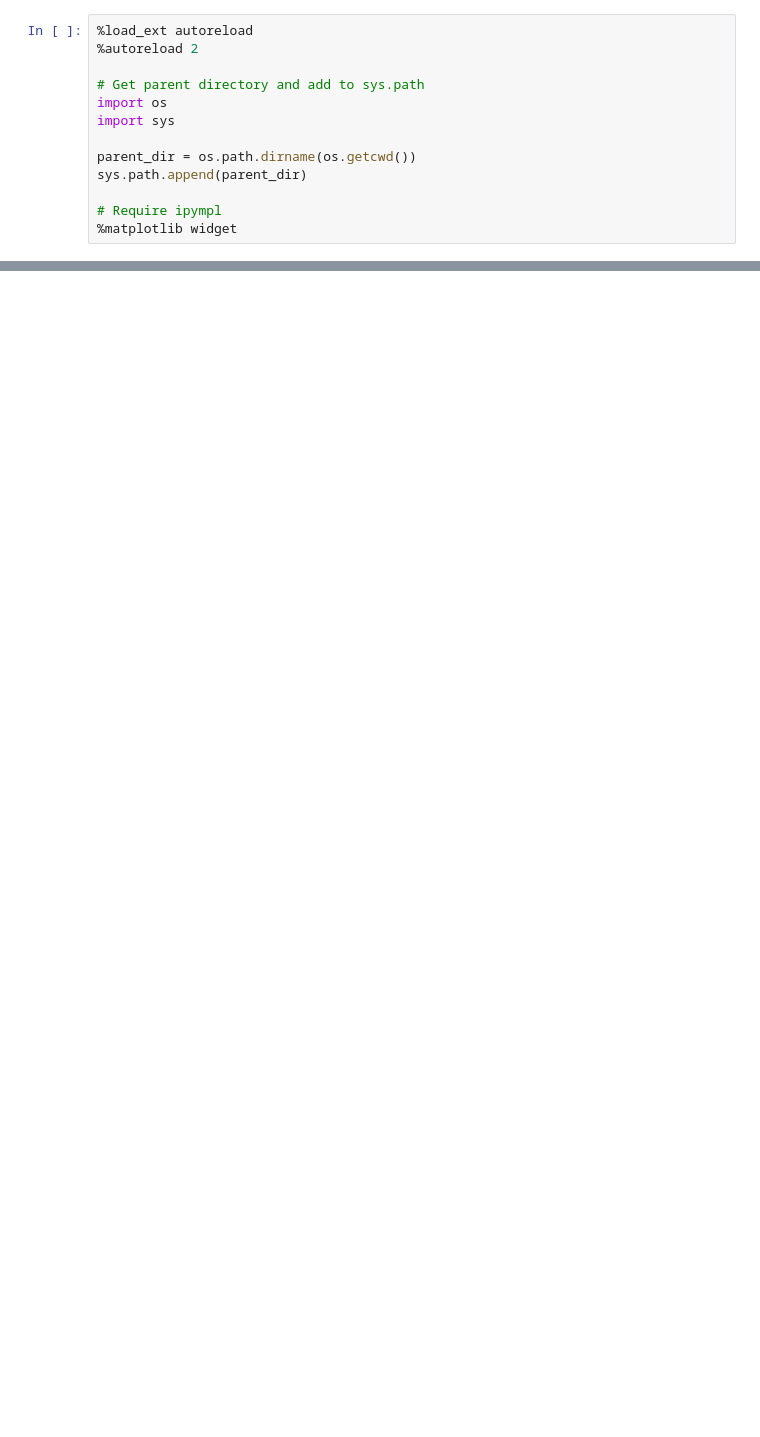
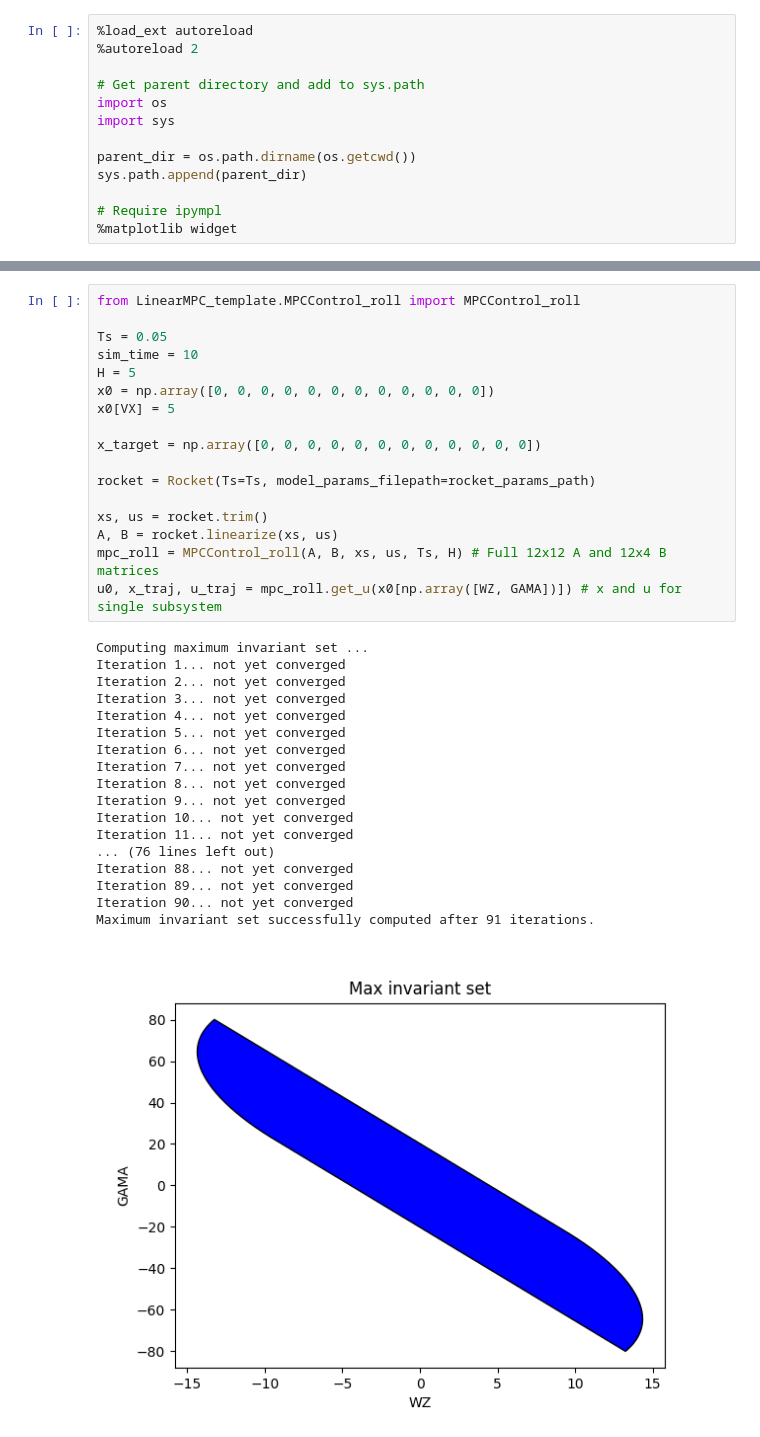
Before and after one commit to jverbois/Model-Predictive-Control-Project, a Jupyter notebook: Deliverable_3_1/Deliverable_3_1.ipynb, the cells around one changed output, grey strips where cells are left out. Drawn from its saved outputs; the diff is of its cells as text; blank space fills up the shorter version.

```diff
--- a/Deliverable_3_1/Deliverable_3_1.ipynb
+++ b/Deliverable_3_1/Deliverable_3_1.ipynb
@@ -23,2 +139,38 @@ rocket_params_path = os.path.join(parent_dir, "rocket.yaml")
+# %%
+from LinearMPC_template.MPCControl_roll import MPCControl_roll
+
+Ts = 0.05
+sim_time = 10
+H = 5
+x0 = np.array([0, 0, 0, 0, 0, 0, 0, 0, 0, 0, 0, 0])
+x0[VX] = 5
+
+x_target = np.array([0, 0, 0, 0, 0, 0, 0, 0, 0, 0, 0, 0])
+
+rocket = Rocket(Ts=Ts, model_params_filepath=rocket_params_path)
+
+xs, us = rocket.trim()
+A, B = rocket.linearize(xs, us)
+mpc_roll = MPCControl_roll(A, B, xs, us, Ts, H) # Full 12x12 A and 12x4 B matrices
+u0, x_traj, u_traj = mpc_roll.get_u(x0[np.array([WZ, GAMA])]) # x and u for single subsystem
+# %% [output]
+Computing maximum invariant set ...
+Iteration 1... not yet converged
+Iteration 2... not yet converged
+Iteration 3... not yet converged
+Iteration 4... not yet converged
+Iteration 5... not yet converged
+Iteration 6... not yet converged
+Iteration 7... not yet converged
+Iteration 8... not yet converged
+Iteration 9... not yet converged
+Iteration 10... not yet converged
+Iteration 11... not yet converged
+... (76 lines left out)
+Iteration 88... not yet converged
+Iteration 89... not yet converged
+Iteration 90... not yet converged
+Maximum invariant set successfully computed after 91 iterations.
+[figure, added]
 # %%
 Ts = 0.05
```
Also changed, not shown: parts of 9 cells of this notebook, 8 other files.
